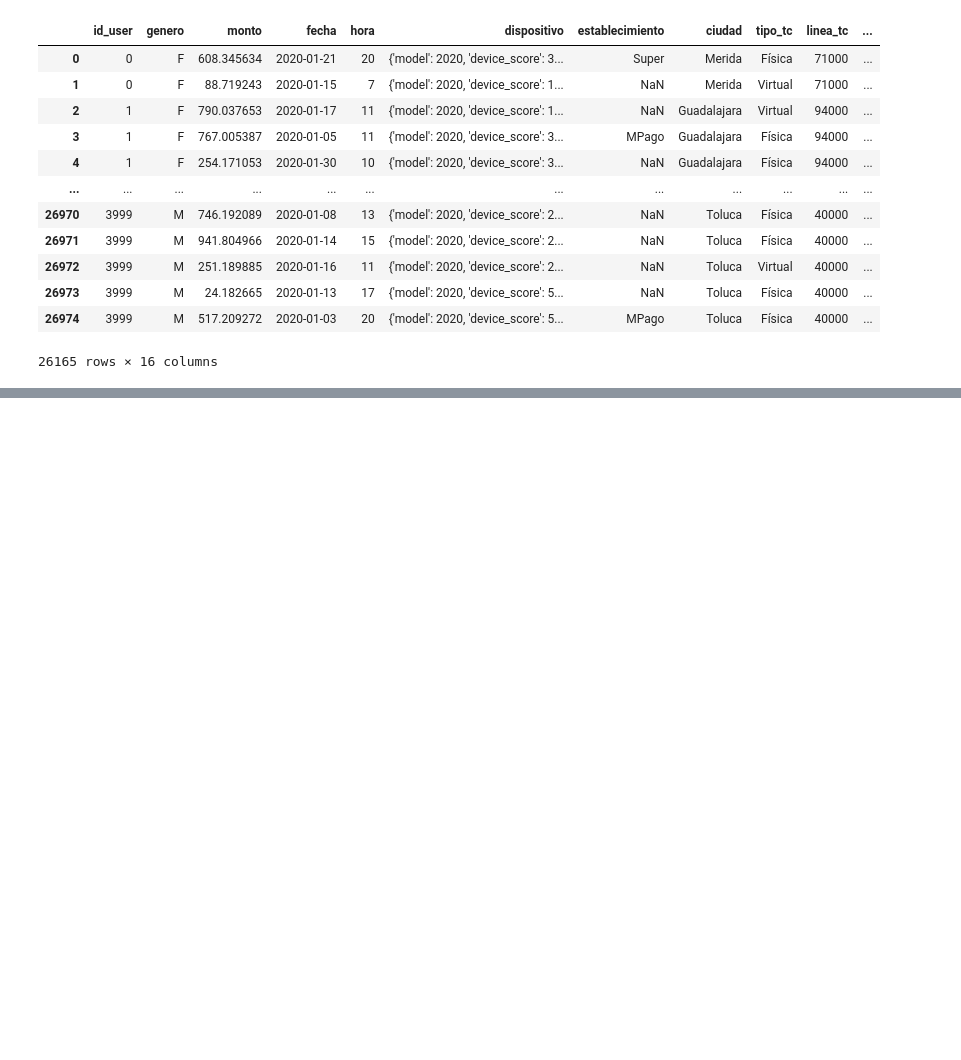
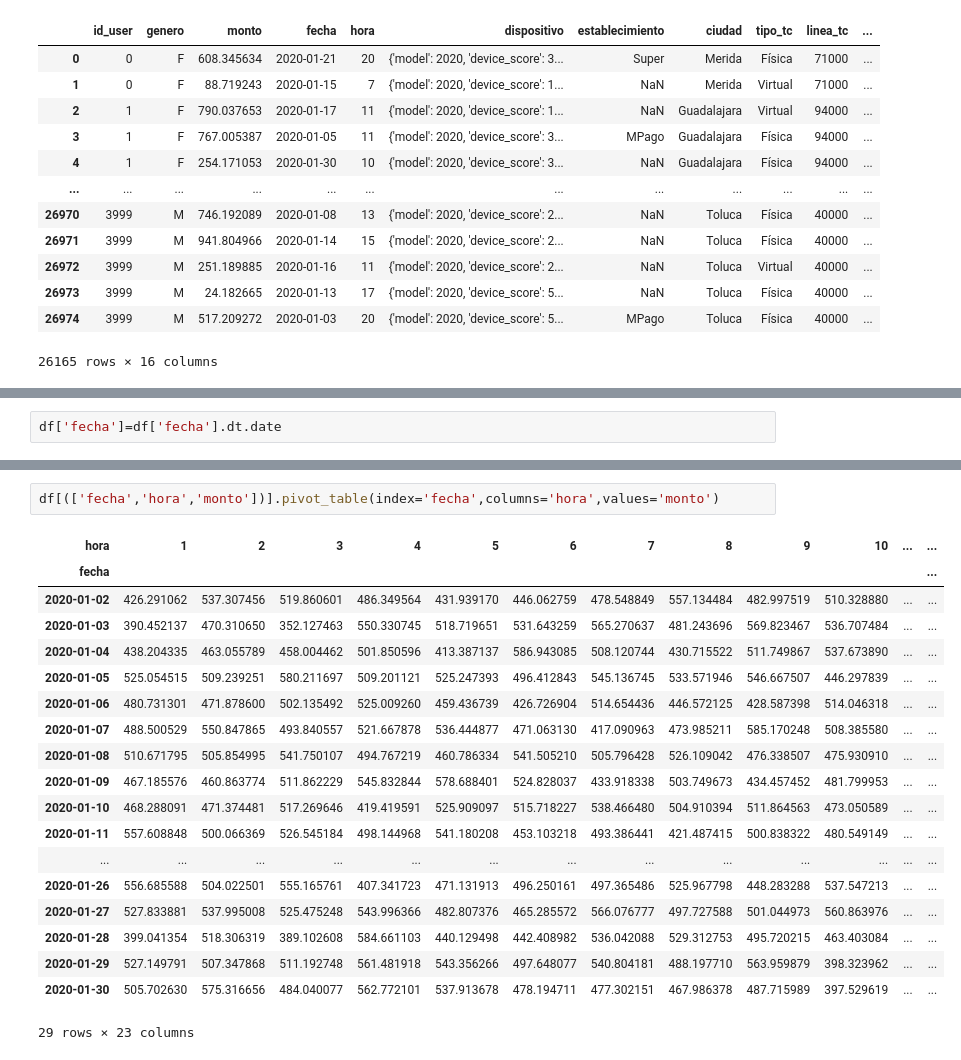
Before and after one commit to ElenaVillano/challenge_rpmx, a Jupyter notebook: notebooks/eda.ipynb, the cells around one changed output, grey strips where cells are left out. Drawn from its saved outputs; the diff is of its cells as text; blank space fills up the shorter version.

Commit message:
hm fechas

```diff
--- a/notebooks/eda.ipynb
+++ b/notebooks/eda.ipynb
@@ -597,0 +638,2 @@ df
+# %%
+df['fecha']=df['fecha'].dt.date
@@ -597,0 +687,22 @@ df
+# %%
+df[(['fecha','hora','monto'])].pivot_table(index='fecha',columns='hora',values='monto')
+# %% [output]
+| hora | 1 | 2 | 3 | 4 | 5 | 6 | 7 | 8 | 9 | 10 | ... | ... |
+| fecha |  |  |  |  |  |  |  |  |  |  |  | ... |
+| 2020-01-02 | 426.291062 | 537.307456 | 519.860601 | 486.349564 | 431.939170 | 446.062759 | 478.548849 | 557.134484 | 482.997519 | 510.328880 | ... | ... |
+| 2020-01-03 | 390.452137 | 470.310650 | 352.127463 | 550.330745 | 518.719651 | 531.643259 | 565.270637 | 481.243696 | 569.823467 | 536.707484 | ... | ... |
+| 2020-01-04 | 438.204335 | 463.055789 | 458.004462 | 501.850596 | 413.387137 | 586.943085 | 508.120744 | 430.715522 | 511.749867 | 537.673890 | ... | ... |
+| 2020-01-05 | 525.054515 | 509.239251 | 580.211697 | 509.201121 | 525.247393 | 496.412843 | 545.136745 | 533.571946 | 546.667507 | 446.297839 | ... | ... |
+| 2020-01-06 | 480.731301 | 471.878600 | 502.135492 | 525.009260 | 459.436739 | 426.726904 | 514.654436 | 446.572125 | 428.587398 | 514.046318 | ... | ... |
+| 2020-01-07 | 488.500529 | 550.847865 | 493.840557 | 521.667878 | 536.444877 | 471.063130 | 417.090963 | 473.985211 | 585.170248 | 508.385580 | ... | ... |
+| 2020-01-08 | 510.671795 | 505.854995 | 541.750107 | 494.767219 | 460.786334 | 541.505210 | 505.796428 | 526.109042 | 476.338507 | 475.930910 | ... | ... |
+| 2020-01-09 | 467.185576 | 460.863774 | 511.862229 | 545.832844 | 578.688401 | 524.828037 | 433.918338 | 503.749673 | 434.457452 | 481.799953 | ... | ... |
+| 2020-01-10 | 468.288091 | 471.374481 | 517.269646 | 419.419591 | 525.909097 | 515.718227 | 538.466480 | 504.910394 | 511.864563 | 473.050589 | ... | ... |
+| 2020-01-11 | 557.608848 | 500.066369 | 526.545184 | 498.144968 | 541.180208 | 453.103218 | 493.386441 | 421.487415 | 500.838322 | 480.549149 | ... | ... |
+| ... | ... | ... | ... | ... | ... | ... | ... | ... | ... | ... | ... | ... |
+| 2020-01-26 | 556.685588 | 504.022501 | 555.165761 | 407.341723 | 471.131913 | 496.250161 | 497.365486 | 525.967798 | 448.283288 | 537.547213 | ... | ... |
+| 2020-01-27 | 527.833881 | 537.995008 | 525.475248 | 543.996366 | 482.807376 | 465.285572 | 566.076777 | 497.727588 | 501.044973 | 560.863976 | ... | ... |
+| 2020-01-28 | 399.041354 | 518.306319 | 389.102608 | 584.661103 | 440.129498 | 442.408982 | 536.042088 | 529.312753 | 495.720215 | 463.403084 | ... | ... |
+| 2020-01-29 | 527.149791 | 507.347868 | 511.192748 | 561.481918 | 543.356266 | 497.648077 | 540.804181 | 488.197710 | 563.959879 | 398.323962 | ... | ... |
+| 2020-01-30 | 505.702630 | 575.316656 | 484.040077 | 562.772101 | 537.913678 | 478.194711 | 477.302151 | 467.986378 | 487.715989 | 397.529619 | ... | ... |
+29 rows × 23 columns
```
Also changed, not shown: parts of 10 cells of this notebook.
